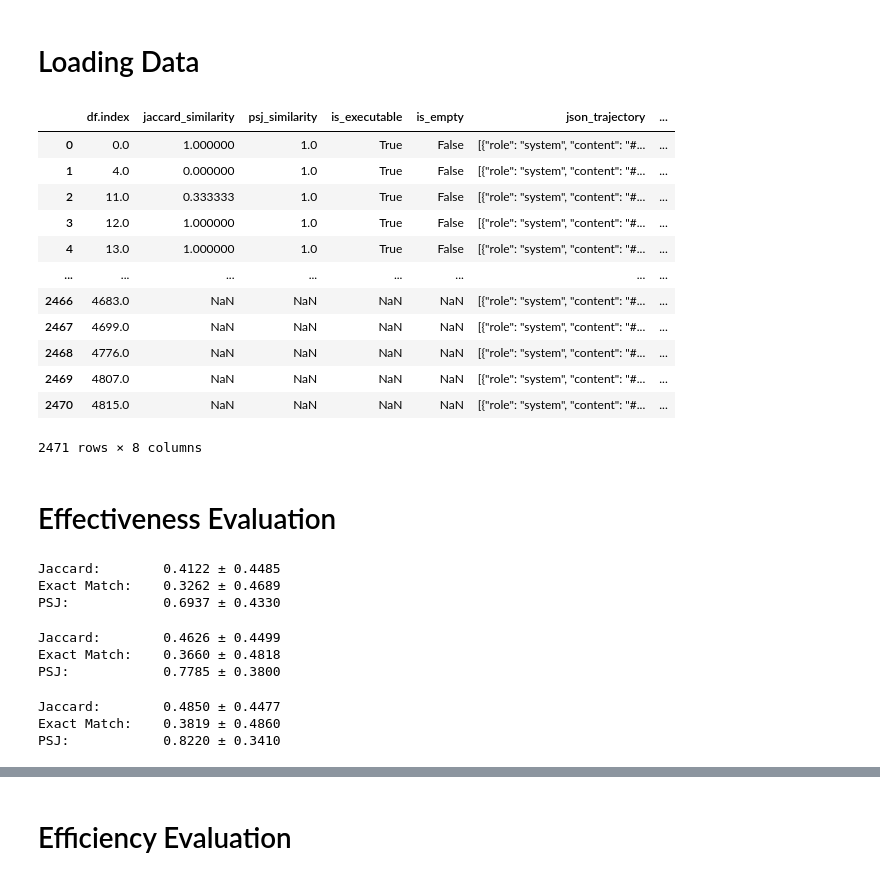
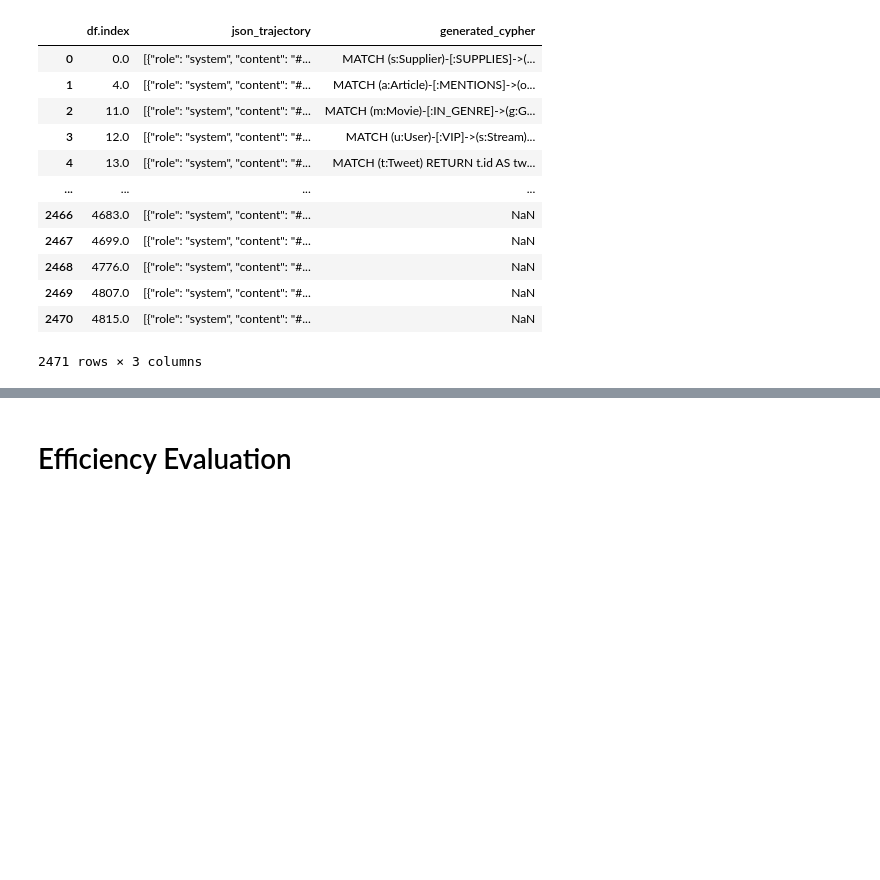
Before and after one commit to ashkihotah/text-to-cypher, a Jupyter notebook: notebooks/efficiency-evaluation.ipynb, the cells around one changed output, grey strips where cells are left out. Cells and saved outputs as stored; diff of their text form; code cells hidden in the pictures; blank space fills up the shorter version.

```diff
--- a/notebooks/evaluation.ipynb
+++ b/notebooks/efficiency-evaluation.ipynb
@@ -12,40 +12,25 @@ import numpy as np
 from text2cypher.architecture.agents import RetrievalAgent
 
 all_tools = list(RetrievalAgent.ToolKit().tools.keys())
-# %% [markdown]
-# Loading Data
 # %%
-df = pd.read_csv("../data/interim/evaluations/gpt-4.1-old/test.csv")
-predictions_df = pd.read_csv("../data/interim/neo4j-2024v1/gpt-4.1/test-trajectories.csv")
-df = df.merge(
-    predictions_df, on="df.index"
-)
-df['exact_match'] = (df['jaccard_similarity'] == 1.0).apply(int)
+df = pd.read_csv("../data/interim/generations/neo4j-2024v1/gpt-4.1/test-trajectories.csv")
+# predictions_df = pd.read_csv("../data/interim/neo4j-2024v1/gpt-4.1/test-trajectories.csv")
+# df = df.merge(
+#     predictions_df, on="df.index"
+# )
+# df['exact_match'] = (df['jaccard_similarity'] == 1.0).apply(int)
 df
 # %% [output]
-|  | df.index | jaccard_similarity | psj_similarity | is_executable | is_empty | json_trajectory | ... |
-| 0 | 0.0 | 1.000000 | 1.0 | True | False | [{"role": "system", "content": "#... | ... |
-| 1 | 4.0 | 0.000000 | 1.0 | True | False | [{"role": "system", "content": "#... | ... |
-| 2 | 11.0 | 0.333333 | 1.0 | True | False | [{"role": "system", "content": "#... | ... |
-| 3 | 12.0 | 1.000000 | 1.0 | True | False | [{"role": "system", "content": "#... | ... |
-| 4 | 13.0 | 1.000000 | 1.0 | True | False | [{"role": "system", "content": "#... | ... |
-| ... | ... | ... | ... | ... | ... | ... | ... |
-| 2466 | 4683.0 | NaN | NaN | NaN | NaN | [{"role": "system", "content": "#... | ... |
-| 2467 | 4699.0 | NaN | NaN | NaN | NaN | [{"role": "system", "content": "#... | ... |
-| 2468 | 4776.0 | NaN | NaN | NaN | NaN | [{"role": "system", "content": "#... | ... |
-| 2469 | 4807.0 | NaN | NaN | NaN | NaN | [{"role": "system", "content": "#... | ... |
-| 2470 | 4815.0 | NaN | NaN | NaN | NaN | [{"role": "system", "content": "#... | ... |
+|  | df.index | json_trajectory | generated_cypher |
+| 0 | 0.0 | [{"role": "system", "content": "#... | MATCH (s:Supplier)-[:SUPPLIES]->(... |
+| 1 | 4.0 | [{"role": "system", "content": "#... | MATCH (a:Article)-[:MENTIONS]->(o... |
+| 2 | 11.0 | [{"role": "system", "content": "#... | MATCH (m:Movie)-[:IN_GENRE]->(g:G... |
+| 3 | 12.0 | [{"role": "system", "content": "#... | MATCH (u:User)-[:VIP]->(s:Stream)... |
+| 4 | 13.0 | [{"role": "system", "content": "#... | MATCH (t:Tweet) RETURN t.id AS tw... |
+| ... | ... | ... | ... |
+| 2466 | 4683.0 | [{"role": "system", "content": "#... | NaN |
+| 2467 | 4699.0 | [{"role": "system", "content": "#... | NaN |
+| 2468 | 4776.0 | [{"role": "system", "content": "#... | NaN |
+| 2469 | 4807.0 | [{"role": "system", "content": "#... | NaN |
+| 2470 | 4815.0 | [{"role": "system", "content": "#... | NaN |
-2471 rows × 8 columns
+2471 rows × 3 columns
-# %% [markdown]
-# Effectiveness Evaluation
-# %%
-# fill NaN values in "jaccard_similarity" and "psj_similarity" with 0
-na_to_0_df = df.fillna({"jaccard_similarity": 0, "psj_similarity": 0})
-na_to_0_df['exact_match'] = (na_to_0_df['jaccard_similarity'] == 1.0).apply(int)
-print(f"Jaccard:\t{na_to_0_df['jaccard_similarity'].mean():.4f} ± {na_to_0_df['jaccard_similarity'].std():.4f}")
-print(f"Exact Match:\t{na_to_0_df['exact_match'].mean():.4f} ± {na_to_0_df['exact_match'].std():.4f}")
-print(f"PSJ:\t\t{na_to_0_df['psj_similarity'].mean():.4f} ± {na_to_0_df['psj_similarity'].std():.4f}")
-# %% [output]
-Jaccard:        0.4122 ± 0.4485
-Exact Match:    0.3262 ± 0.4689
-PSJ:            0.6937 ± 0.4330
@@ -56,17 +36,0 @@ no_na_df = df[~nan_mask].copy()
-# %%
-print(f"Jaccard:\t{no_na_df['jaccard_similarity'].mean():.4f} ± {no_na_df['jaccard_similarity'].std():.4f}")
-print(f"Exact Match:\t{no_na_df['exact_match'].mean():.4f} ± {no_na_df['exact_match'].std():.4f}")
-print(f"PSJ:\t\t{no_na_df['psj_similarity'].mean():.4f} ± {no_na_df['psj_similarity'].std():.4f}")
-# %% [output]
-Jaccard:        0.4626 ± 0.4499
-Exact Match:    0.3660 ± 0.4818
-PSJ:            0.7785 ± 0.3800
-# %%
-non_empty_df = no_na_df[(no_na_df["is_empty"] == False)]
-print(f"Jaccard:\t{non_empty_df['jaccard_similarity'].mean():.4f} ± {non_empty_df['jaccard_similarity'].std():.4f}")
-print(f"Exact Match:\t{non_empty_df['exact_match'].mean():.4f} ± {non_empty_df['exact_match'].std():.4f}")
-print(f"PSJ:\t\t{non_empty_df['psj_similarity'].mean():.4f} ± {non_empty_df['psj_similarity'].std():.4f}")
-# %% [output]
-Jaccard:        0.4850 ± 0.4477
-Exact Match:    0.3819 ± 0.4860
-PSJ:            0.8220 ± 0.3410
```
Also changed, not shown: parts of 2 cells of this notebook, 50 other files.
